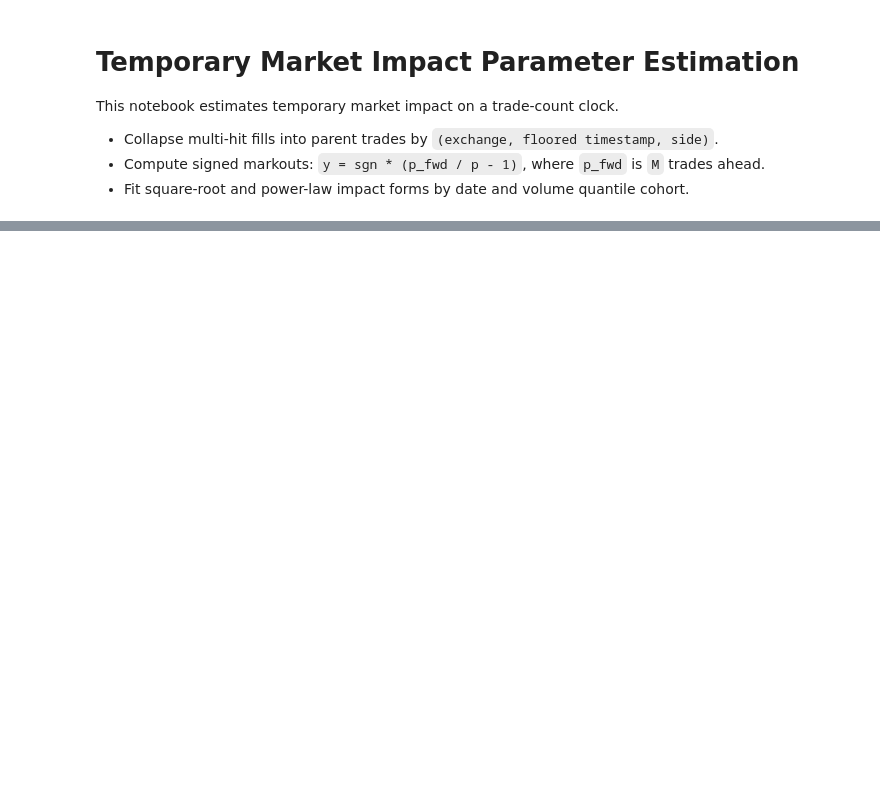
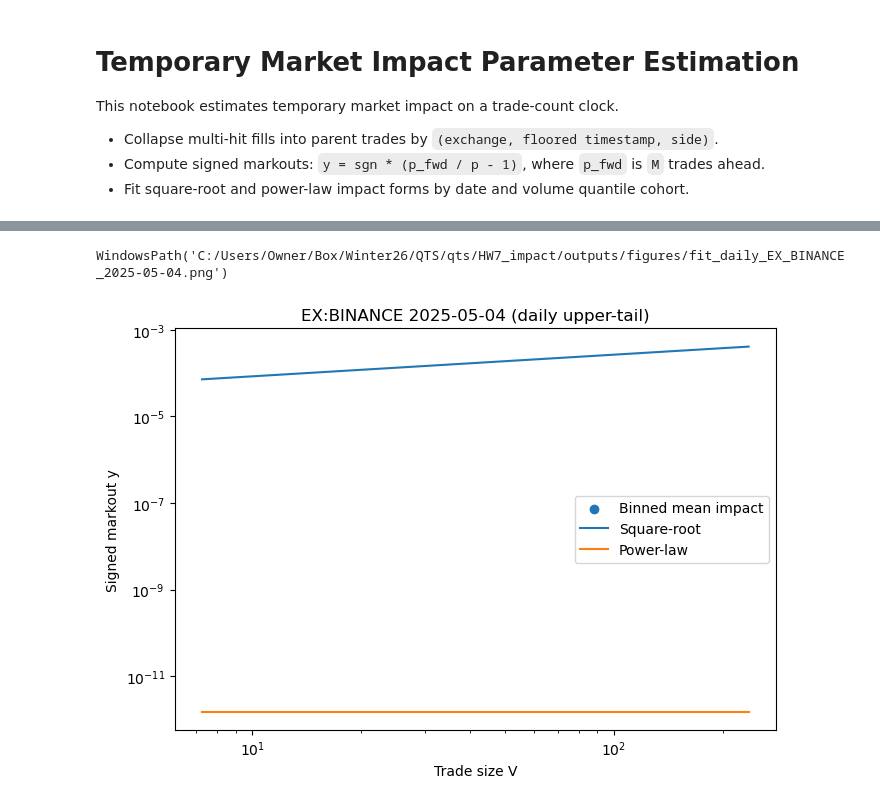
Before and after one commit to BaileyMeche/qts, a Jupyter notebook: HW7_impact/notebooks/TemporaryMarketImpactParamEstimation.ipynb, the cells around one changed output, grey strips where cells are left out. Saved outputs shown, nothing was run; the diff lists cells and outputs as text; code cells hidden in the pictures; blank space fills up the shorter version.

```diff
--- a/HW7_impact/notebooks/TemporaryMarketImpactParamEstimation.ipynb
+++ b/HW7_impact/notebooks/TemporaryMarketImpactParamEstimation.ipynb
@@ -20,5 +22,5 @@ from impact_estimation.plots import plot_fit, save_figure
 # %%
-repo_root = Path('.').resolve()
+repo_root = Path('..').resolve()
 outdir = repo_root / 'outputs'
 outdir.mkdir(parents=True, exist_ok=True)
 figdir = outdir / 'figures'
@@ -26,6 +28,4 @@ figdir.mkdir(parents=True, exist_ok=True)
 
 cfg = ImpactConfig(M=50, ts_floor='1ms', min_n=1000)
 files = find_trade_files(repo_root)
-print(f'Found {len(files)} parquet trade files')
-files[:5]
 # %%
@@ -60,0 +86,17 @@ print('Saved base results tables.')
+# %%
+# Diagnostics: side->sign mapping stability
+sign_ref_M = getattr(cfg, "sign_ref_M", 1)
+side_map_mode = getattr(cfg, "side_map_mode", "infer")
+
+for ex, g in parents.groupby("exchange", observed=True):
+    try:
+        m = infer_side_signs(g, sign_ref_M, mode=side_map_mode)
+    except TypeError:
+        # older impact_core.py without `mode=`
+        m = infer_side_signs(g, sign_ref_M)
+
+    mk1 = add_markouts(g, 1, m)
+    print(
+        f"{ex}: {m} | mean(y,M=1)={mk1['y'].mean(): .3e} | "
+        f"neg_frac(y,M=1)={(mk1['y']<0).mean():.3f}"
+    )
@@ -80,0 +203,26 @@ if not rob.empty:
+# %%
+# Plot on a full-day dataset (all qbins combined) for stability
+sample_row = results.iloc[0]
+lab = sample_row["label"]
+day = sample_row["date"]
+
+if lab == "ALL":
+    df_lab = parents
+else:
+    ex = lab.replace("EX:", "")
+    df_lab = parents[parents["exchange"] == ex]
+
+m = infer_side_signs(df_lab, sign_ref_M, mode=side_map_mode)
+mk = add_markouts(df_lab, cfg.M, m)
+mk = mk[mk["ts"].dt.date == day]
+mk = trim_outliers_and_bin(mk, cfg.q_outlier, cfg.q_bins)
+
+# Fit daily exponent on mk (all qbins) and plot against mk
+from impact_core import fit_power_exponent_binned
+pwr_day = fit_power_exponent_binned(mk)
+
+fig = plot_fit(mk, sample_row["mu0"], pwr_day["mu1"], pwr_day["mu2"], f"{lab} {day} (daily upper-tail)")
+save_figure(fig, figdir, f"fit_daily_{lab}_{day}")
+# %% [output]
+WindowsPath('C:/Users/Owner/Box/Winter26/QTS/qts/HW7_impact/outputs/figures/fit_daily_EX_BINANCE_2025-05-04.png')
+[figure, added]
```
Also changed, not shown: parts of 12 cells of this notebook, 11 other files.
